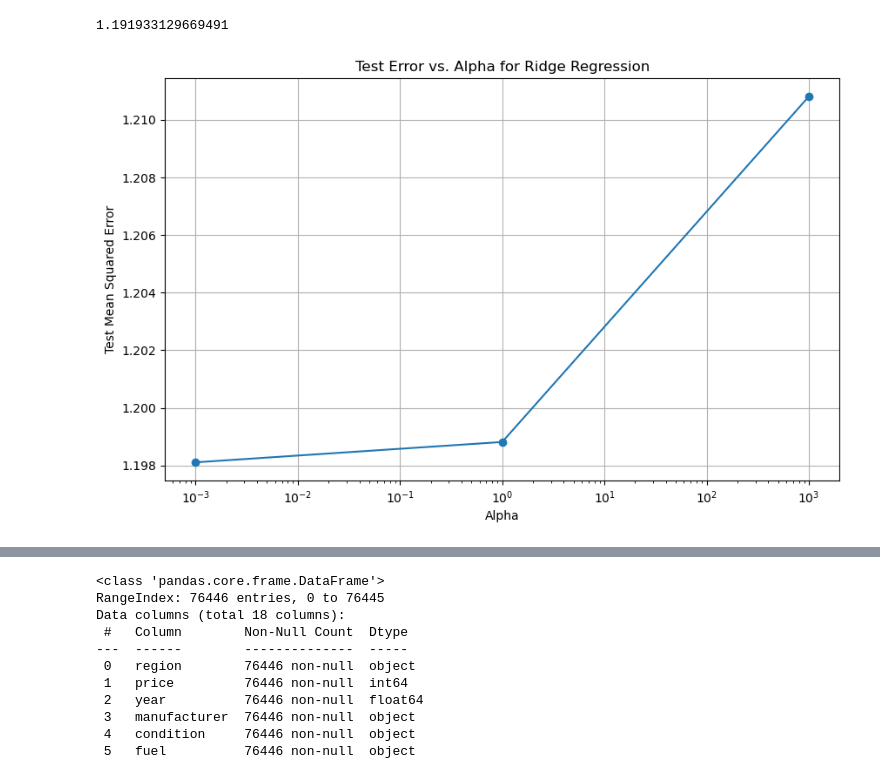
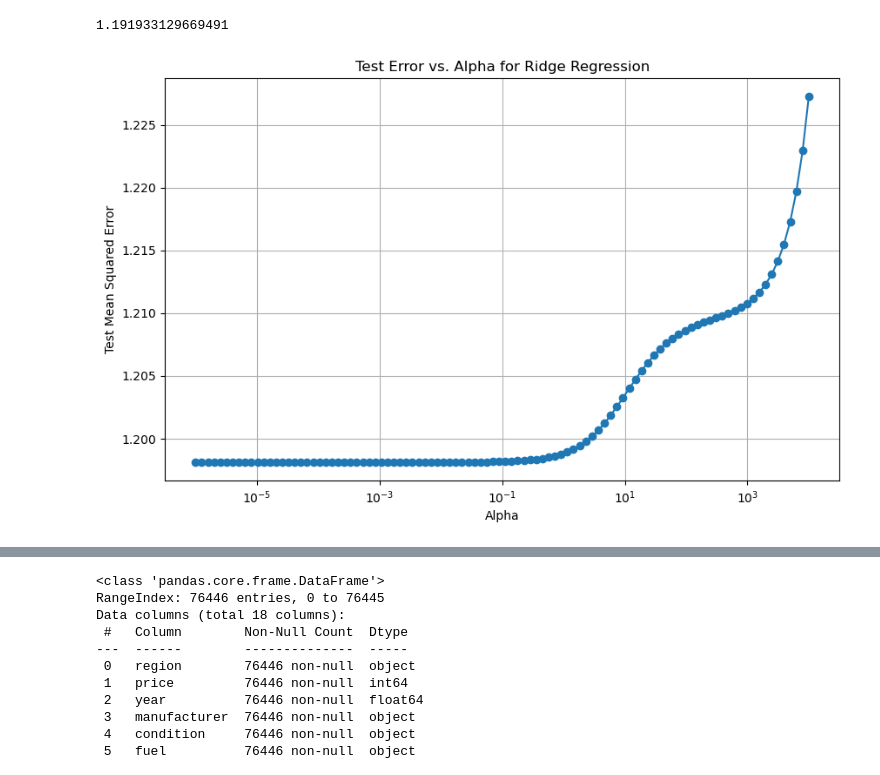
Before and after one commit to pravinpowale/Berkeley-AI-ML-Module-11-Assignment, a Jupyter notebook: Module 11 Workbook.ipynb, the cells around one changed output, grey strips where cells are left out. Saved outputs shown, nothing was run; the diff lists cells and outputs as text; code cells hidden in the pictures.

```diff
--- a/Module 11 Workbook.ipynb
+++ b/Module 11 Workbook.ipynb
@@ -1190,35 +1190,36 @@ print(test_mse)
 # %%
 ### Plot test error vs alpha
 
-alphas = parameters_to_try['regression__alpha']
+parameters_to_try1 = {'regression__alpha': 10**np.linspace(-6, 4, 100)}
+alphas = parameters_to_try1['regression__alpha']
 test_errors = []
 
 X_test = df_cl4.iloc[test_idx]
 y_test = y_df4.iloc[test_idx]
 
 # Loop through alpha values
 for alpha in alphas:
     model = Ridge(alpha=alpha)
     pipeline = Pipeline(steps=[
         ('transformer', poly_ordinal_ohe8),
         ('scale', StandardScaler(with_mean=False)),
         ('regression', model)
     ])
     pipeline.fit(df_cl4.iloc[train_idx], y_df4.iloc[train_idx])
     y_pred = pipeline.predict(X_test)
     test_mse = mean_squared_error(y_test, y_pred)
     test_errors.append(test_mse)
 
 # Plot the test error versus alpha
 plt.figure(figsize=(10, 6))
 plt.plot(alphas, test_errors, marker='o')
 plt.xscale('log')
 plt.xlabel('Alpha')
 plt.ylabel('Test Mean Squared Error')
 plt.title('Test Error vs. Alpha for Ridge Regression')
 plt.grid(True)
 plt.show()
 # %% [output]
-[figure, old version]
+[figure, new version]
 # %%
 ### Plot train error vs alpha
```
Also changed, not shown: parts of 2 cells of this notebook.
